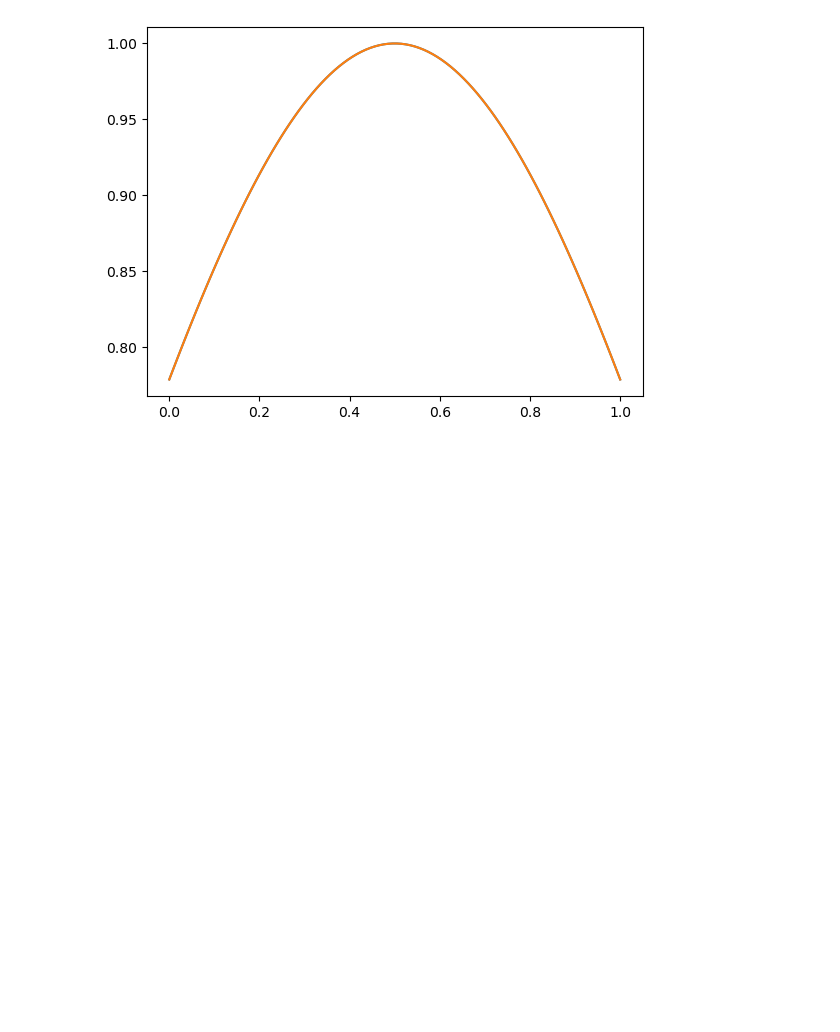
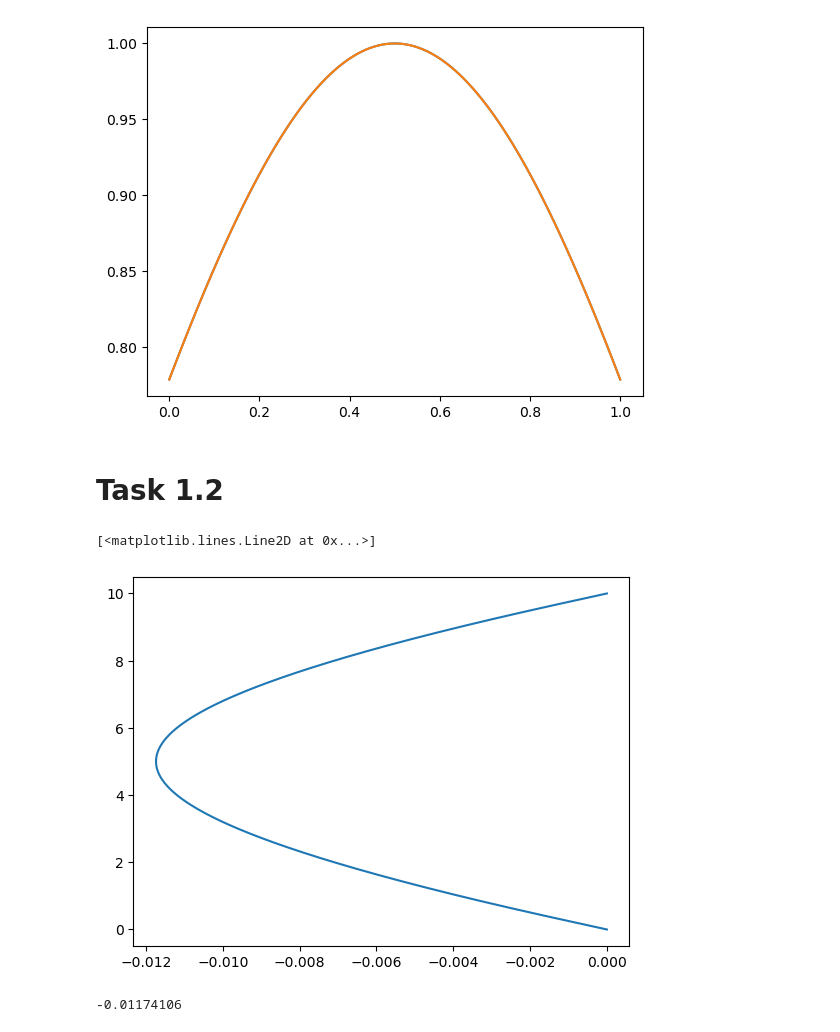
Before and after one commit to varepg/numerical-differential-equations, a Jupyter notebook: project2/project2.ipynb, the cells around one changed output. Drawn from its saved outputs; the diff is of its cells as text; code cells hidden in the pictures; blank space fills up the shorter version.

Commit message:
added task 1.2

```diff
--- a/project2/project2.ipynb
+++ b/project2/project2.ipynb
@@ -16,3 +17,22 @@ plt.plot(x, g(x))
 plt.show()
 # %% [output]
 [figure]
+# %% [markdown]
+# Task 1.2
+# %%
+I = lambda x, L: 10**(-3) * (3 - 2 * np.cos(np.pi * x / L)**12) # m4
+q = lambda x: -50 * 10**3 # N/m
+L = 10 # m
+E = 1.9 * 10**11 # N/m2
+N = 999
+beam = Beam(q, L, E, I)
+x, u = beam.solve(N)
+# %%
+plt.plot(u, x)
+# %% [output]
+[<matplotlib.lines.Line2D at 0x...>]
+[figure, added]
+# %%
+np.round(u[500], 8)
+# %% [output]
+-0.01174106
```
Also changed, not shown: parts of 1 cell of this notebook.
